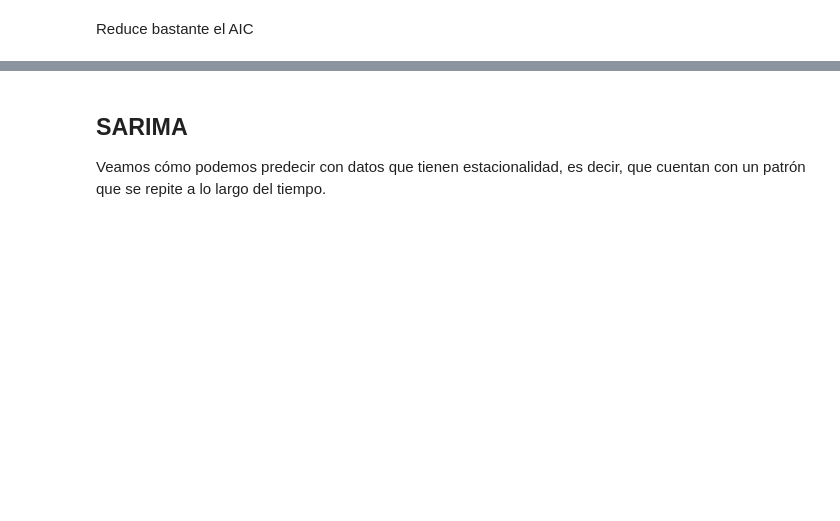
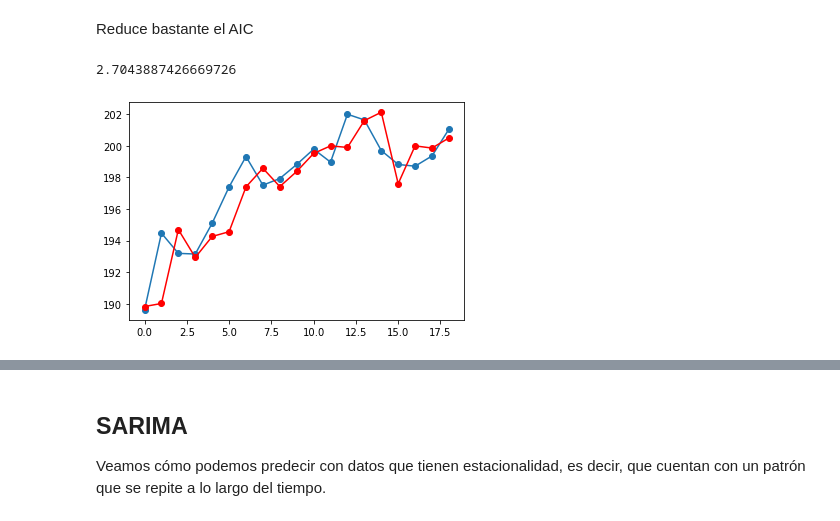
Before and after one commit to rafazamb/DS_PT_ENE21, a Jupyter notebook: 2-Machine_Learning/2.4_Time_Series/3 - ARIMA.ipynb, the cells around one changed output, grey strips where cells are left out. Cells and saved outputs as stored; diff of their text form; code cells hidden in the pictures; blank space fills up the shorter version.

```diff
--- a/2-Machine_Learning/2.4_Time_Series/3 - ARIMA.ipynb
+++ b/2-Machine_Learning/2.4_Time_Series/3 - ARIMA.ipynb
@@ -292,2 +450,5 @@ Ya lo tenemos, ahora montaremos el modelo con esos hiperparámetros
 # %% [markdown]
 Vamos ahora a compararlo con el mismo modelo, pero en este caso le añadimos una variable exogena al entrenamiento
+# %%
+model = ARIMA(train, exog=stock_df['Open'][:1240], order = (1,1,1))
+print(model.fit().summary())
@@ -294,2 +473,12 @@ Vamos ahora a compararlo con el mismo modelo, pero en este caso le añadimos una
 # %% [markdown]
 Reduce bastante el AIC
+# %%
+predictions = model.fit().predict(1240,1240+18, exog=stock_df['Open'][1240:])
+mean_squared_error(test,predictions)
+# %% [output]
+2.7043887426669726
+# %%
+plt.plot(test,'o-')
+plt.plot(predictions.values,'o-',color='red');
+# %% [output]
+[figure, added]
```
Also changed, not shown: parts of 29 cells of this notebook, 6 other files.
